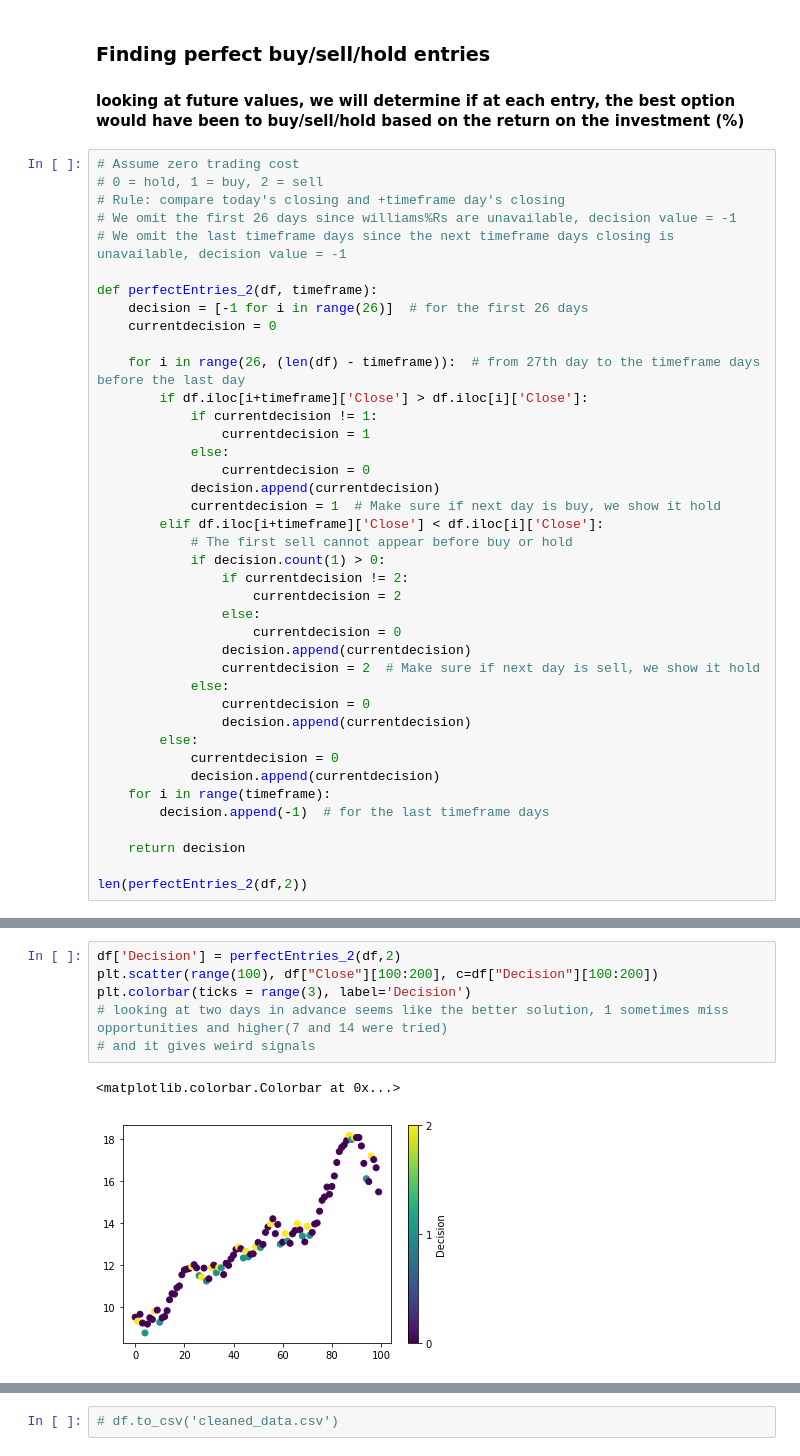
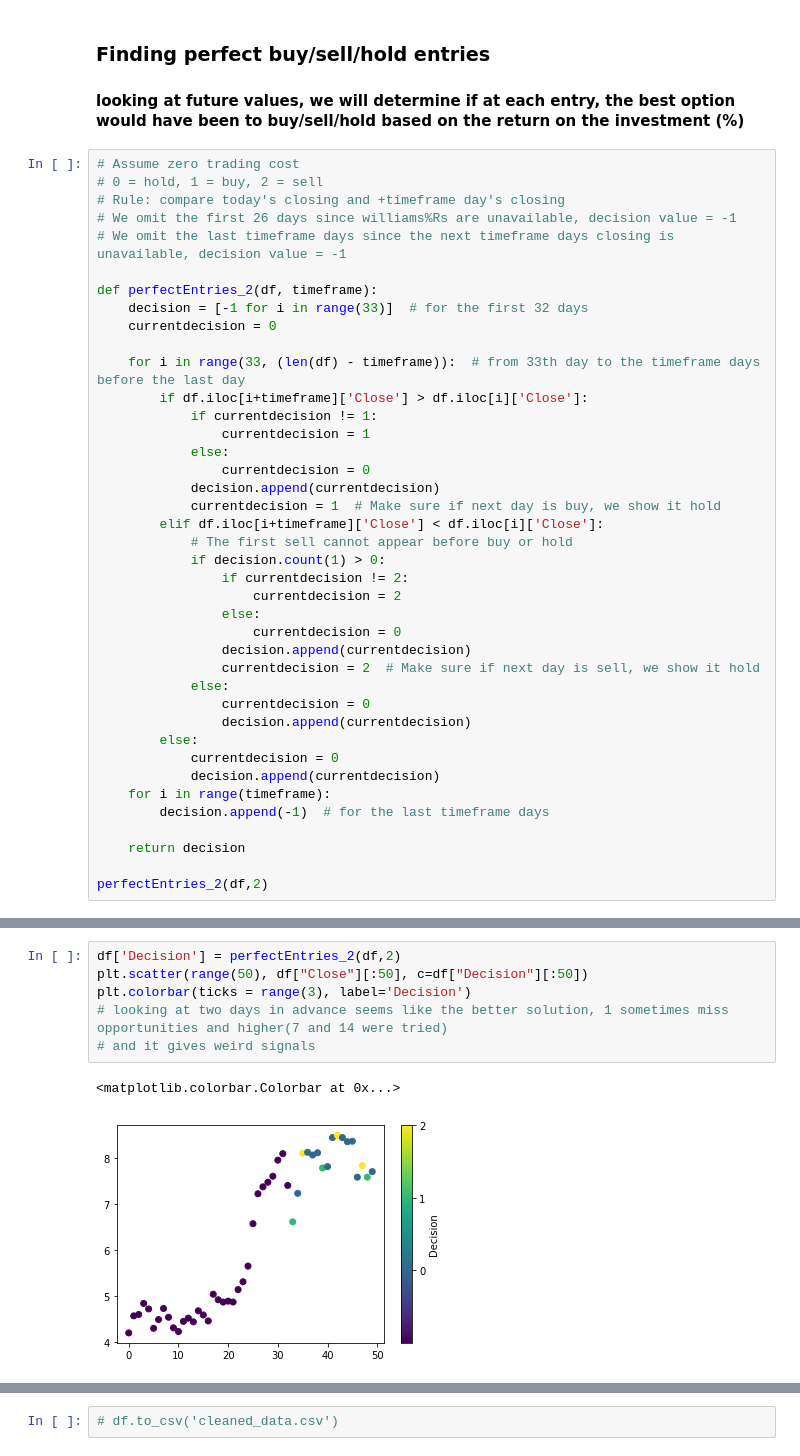
Before and after one commit to wentao-ju/Innovation-Lab-AI-Trading-System, a Jupyter notebook: NaiveBayesModeling/Data_preprocessing.ipynb, the cells around one changed output, grey strips where cells are left out. Cells and saved outputs as stored; diff of their text form.

```diff
--- a/NaiveBayesModeling/Data_preprocessing.ipynb
+++ b/NaiveBayesModeling/Data_preprocessing.ipynb
@@ -59,10 +59,10 @@ df = df.drop("macdDecision", axis = 1)
 # We omit the last timeframe days since the next timeframe days closing is unavailable, decision value = -1
 
 def perfectEntries_2(df, timeframe):
-    decision = [-1 for i in range(26)]  # for the first 26 days
+    decision = [-1 for i in range(33)]  # for the first 32 days
     currentdecision = 0
 
-    for i in range(26, (len(df) - timeframe)):  # from 27th day to the timeframe days before the last day
+    for i in range(33, (len(df) - timeframe)):  # from 33th day to the timeframe days before the last day
         if df.iloc[i+timeframe]['Close'] > df.iloc[i]['Close']:
             if currentdecision != 1:
                 currentdecision = 1
@@ -90,5 +90,5 @@ def perfectEntries_2(df, timeframe):
 
     return decision
 
-len(perfectEntries_2(df,2))
+perfectEntries_2(df,2)
 # %% [output]
@@ -96,12 +112,12 @@ len(perfectEntries_2(df,2))
 # %%
 df['Decision'] = perfectEntries_2(df,2)
-plt.scatter(range(100), df["Close"][100:200], c=df["Decision"][100:200])
+plt.scatter(range(50), df["Close"][:50], c=df["Decision"][:50])
 plt.colorbar(ticks = range(3), label='Decision')
 # looking at two days in advance seems like the better solution, 1 sometimes miss opportunities and higher(7 and 14 were tried)
 # and it gives weird signals
 # %% [output]
 <matplotlib.colorbar.Colorbar at 0x...>
-[figure, old version]
+[figure, new version]
 # %%
 # Convert willianR values to 0 = neutral, 1 = overbought, 2 = oversold
 # The first 13 days are excluded, gives zero value automatically
```
Also changed, not shown: parts of 2 cells of this notebook, 2 other files.
